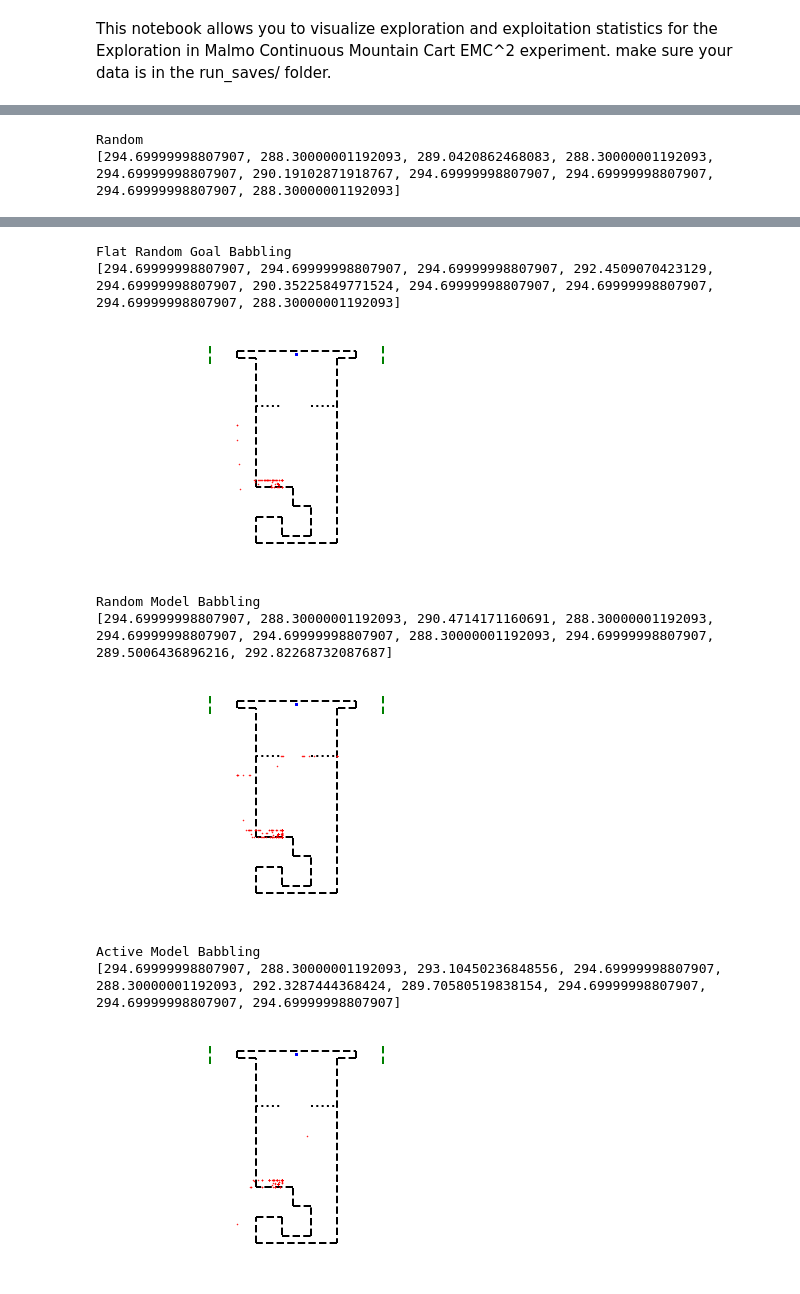
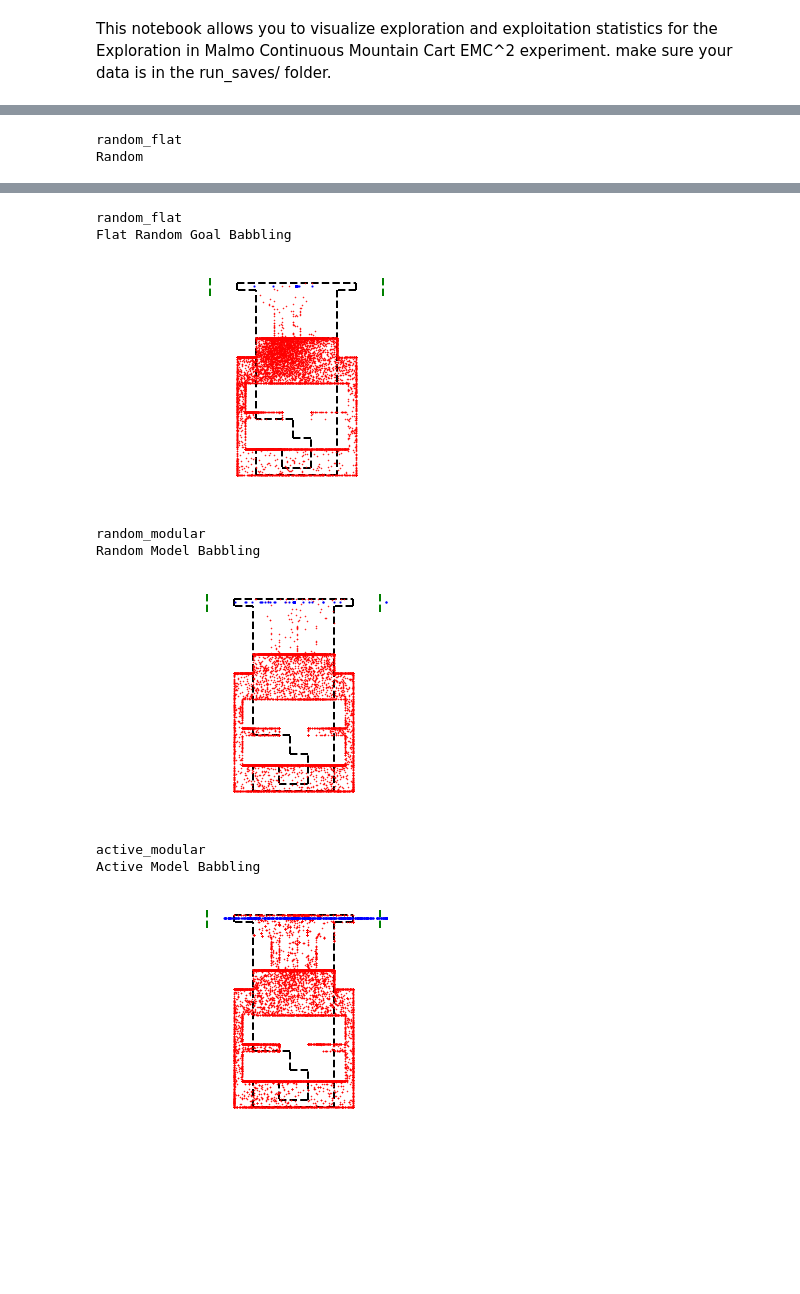
Before and after one commit to rPortelas/malmo_mountain_cart, a Jupyter notebook: data_visualization_emmc.ipynb, the cells around one changed output, grey strips where cells are left out. Cells and saved outputs as stored; diff of their text form; code cells hidden in the pictures; blank space fills up the shorter version.

```diff
--- a/data_visualization_emmc.ipynb
+++ b/data_visualization_emmc.ipynb
@@ -11,19 +14,23 @@ import seaborn
 nb_runs = 2
 #model_full_names = ["Random Single Goal Space", "Flat Random Goal Babbling"]#, "Random Model Babbling", "Active Model Babbling"]
 model_full_names = ["Random", "Flat Random Goal Babbling", "Random Model Babbling", "Active Model Babbling"]
-model_filenames = ["emmc2_random","emmc2_f_rgb","emmc2_rmb","emmc2_amb"]
+model_filenames = ["emmc3_random","emmc3_f_rgb","emmc3_rmb","emmc3_amb"]
 #model_filenames = ["random","dist_fmb","dist_rmb","dist_amb"]
 nb_models = len(model_filenames)
 
 saves = {}
-stats = {}
+stat = {}
 for k in model_filenames:
     saves[k] = []
-    stats[k] = {}
+    stat[k] = {}
+
 
 for filename in model_filenames:
+    print(filename)
     for j in range(nb_runs):
         full_filename = "run_saves/"+filename+"_"+str(j)+"_bk.pickle"
         if os.path.isfile(full_filename):
             data = pickle.load(open(full_filename,"rb"))
             saves[filename].append(data)
+            nb_episodes = len(data['end_agent_x'])
+            print(nb_episodes)
@@ -30,18 +50,16 @@ for filename in model_filenames:
 # %%
 # Visualization of cart and agent final pos reached on 1 run
 for m_name, m_id in zip(model_full_names,model_filenames):
-    b_k = saves[m_id][0]
+    b_k = saves[m_id][1]
+    print(b_k['parameters']['model_type'])
     print(m_name)
     #for i in range(nb_runs):
     #b_k = saves[m_id][i]
-    print(b_k['end_agent_x'][:10])
-    plot_agent_pos_exploration(1, b_k['end_pickaxe_x'],
-                                   b_k['end_pickaxe_z'],
+    #print(b_k['end_agent_x'][:10])
+    plot_agent_pos_exploration(1, b_k['end_agent_x'],
+                                   b_k['end_agent_z'],
                                    b_k['end_cart_x'])
-    if m_id == 'new_fmb':
-        print('zzz')
-        #plt.savefig("cov_"+m_name+".pdf", bbox_inches='tight')
     plt.show()
 # %% [output]
+random_flat
 Random
-[294.69999998807907, 288.30000001192093, 289.0420862468083, 288.30000001192093, 294.69999998807907, 290.19102871918767, 294.69999998807907, 294.69999998807907, 294.69999998807907, 288.30000001192093]
@@ -49,9 +67,9 @@ Random
+random_flat
 Flat Random Goal Babbling
-[294.69999998807907, 294.69999998807907, 294.69999998807907, 292.4509070423129, 294.69999998807907, 290.35225849771524, 294.69999998807907, 294.69999998807907, 294.69999998807907, 288.30000001192093]
-[figure, old version]
+[figure, new version]
+random_modular
 Random Model Babbling
-[294.69999998807907, 288.30000001192093, 290.4714171160691, 288.30000001192093, 294.69999998807907, 294.69999998807907, 288.30000001192093, 294.69999998807907, 289.5006436896216, 292.82268732087687]
-[figure, old version]
+[figure, new version]
+active_modular
 Active Model Babbling
-[294.69999998807907, 288.30000001192093, 293.10450236848556, 294.69999998807907, 288.30000001192093, 292.3287444368424, 289.70580519838154, 294.69999998807907, 294.69999998807907, 294.69999998807907]
-[figure, old version]
+[figure, new version]
```
Also changed, not shown: parts of 8 cells of this notebook, 2 other files.
